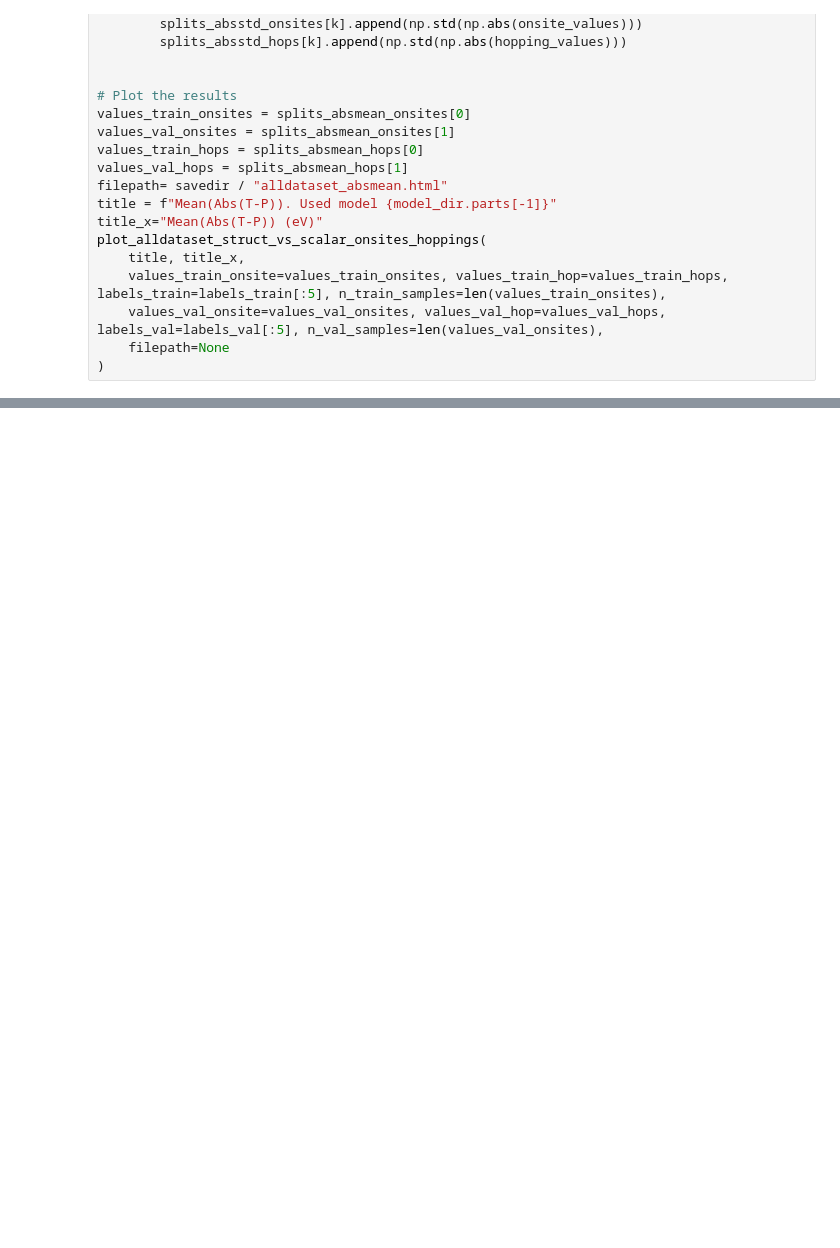
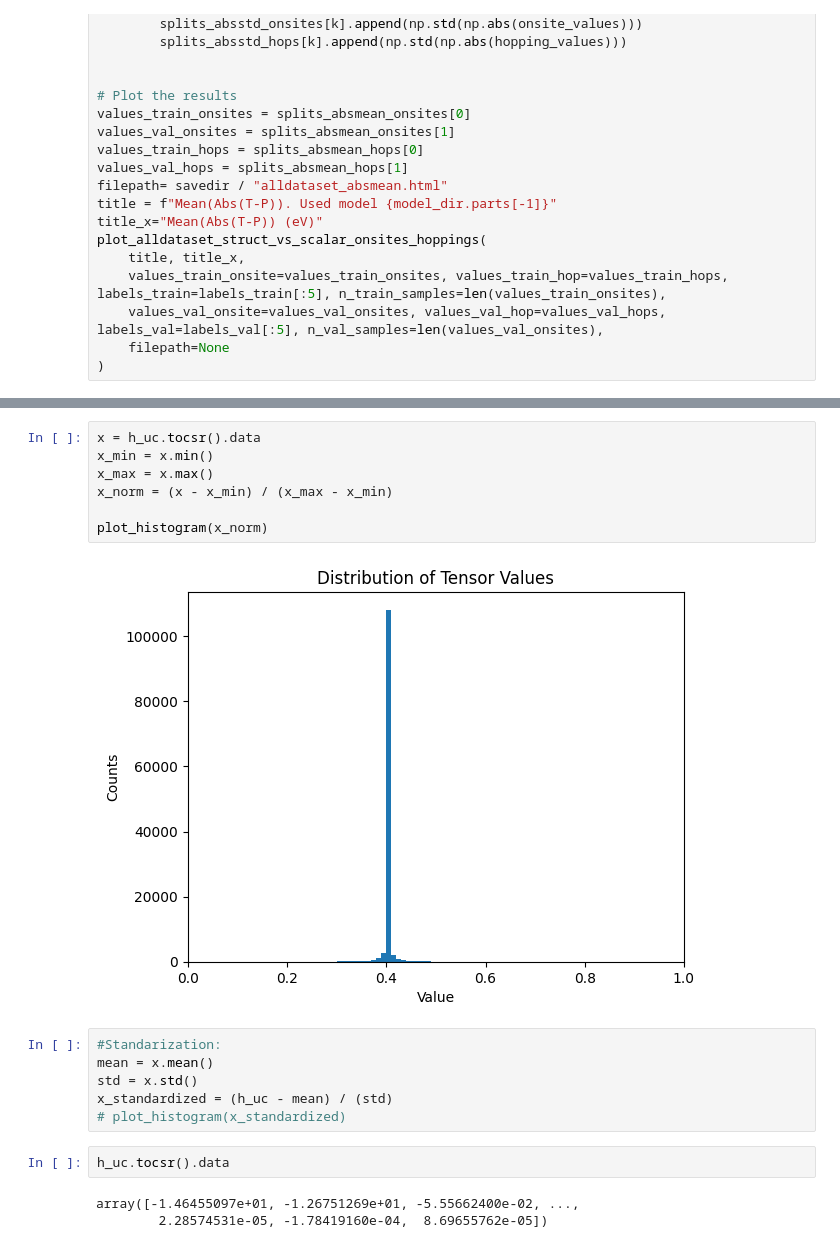
Before and after one commit to alapena/graph2mat4abn, a Jupyter notebook: scripts/plot_all_dataset.ipynb, the cells around one changed output, grey strips where cells are left out. Drawn from its saved outputs; the diff is of its cells as text; blank space fills up the shorter version.

```diff
--- a/scripts/plot_all_dataset.ipynb
+++ b/scripts/plot_all_dataset.ipynb
@@ -1524,0 +1567,20 @@ plot_alldataset_struct_vs_scalar_onsites_hoppings(
+# %%
+x = h_uc.tocsr().data
+x_min = x.min()
+x_max = x.max()
+x_norm = (x - x_min) / (x_max - x_min)
+
+plot_histogram(x_norm)
+# %% [output]
+[figure, added]
+# %%
+#Standarization:
+mean = x.mean()
+std = x.std()
+x_standardized = (h_uc - mean) / (std)
+# plot_histogram(x_standardized)
+# %%
+h_uc.tocsr().data
+# %% [output]
+array([-1.46455097e+01, -1.26751269e+01, -5.55662400e-02, ...,
+        2.28574531e-05, -1.78419160e-04,  8.69655762e-05])
```
Also changed, not shown: parts of 7 cells of this notebook, 5 other files.
